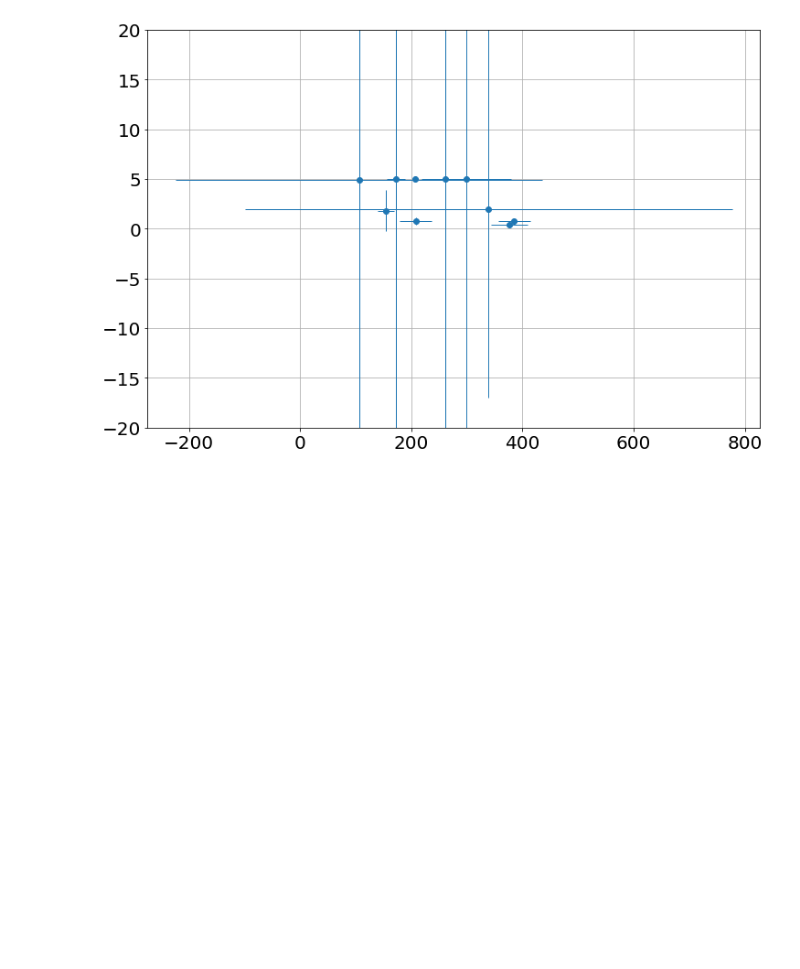
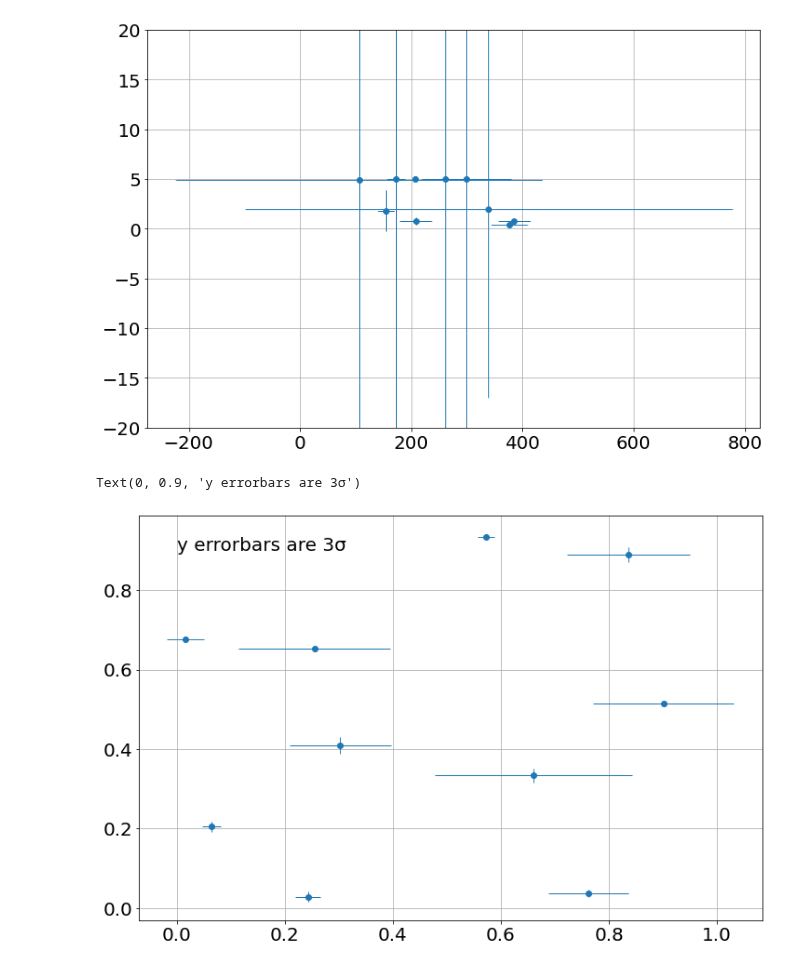
Before and after one commit to bblais/Computer-Programming-for-the-Sciences-Spring-2022, a Jupyter notebook: Sprint #4 - Probability and Science/2022-04-26 - Errorbars.ipynb, the cells around one changed output. Cells and saved outputs as stored; diff of their text form; code cells hidden in the pictures; blank space fills up the shorter version.

```diff
--- a/Sprint #4 - Probability and Science/2022-04-26 - Errorbars.ipynb
+++ b/Sprint #4 - Probability and Science/2022-04-26 - Errorbars.ipynb
@@ -73,3 +73,15 @@ ylim([-20,20])
 # %% [output]
 (-20.0, 20.0)
 [figure]
+# %%
+x=rand(10)
+y=rand(10)
+
+xerr=.2*rand(10)
+yerr=.01*rand(10)
+
+errorbar(x,y,xerr=xerr,yerr=3*yerr,fmt='o',elinewidth=1)
+text(0,.9,"y errorbars are 3σ")
+# %% [output]
+Text(0, 0.9, 'y errorbars are 3σ')
+[figure, added]
```
Also changed, not shown: parts of 1 cell of this notebook, 3 other files.
